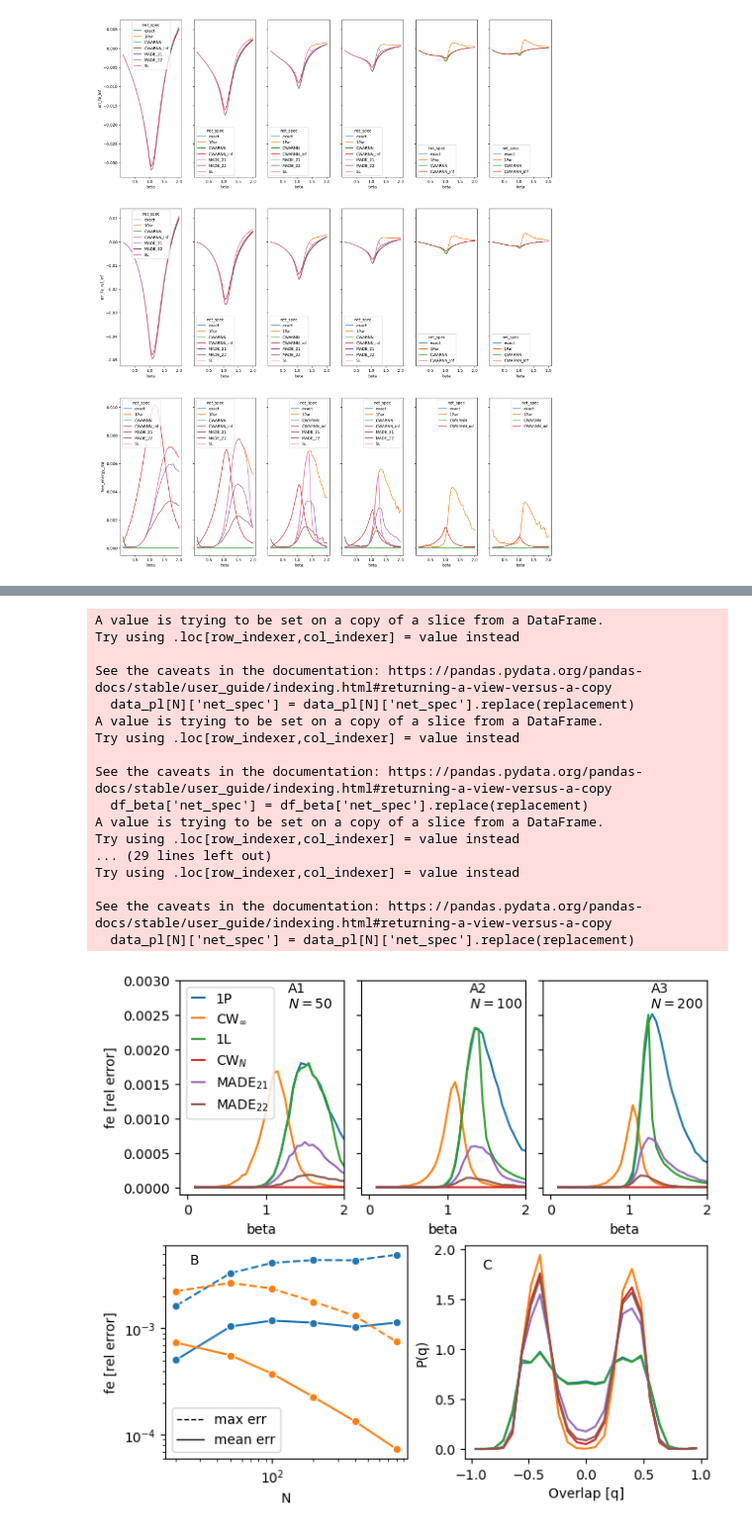
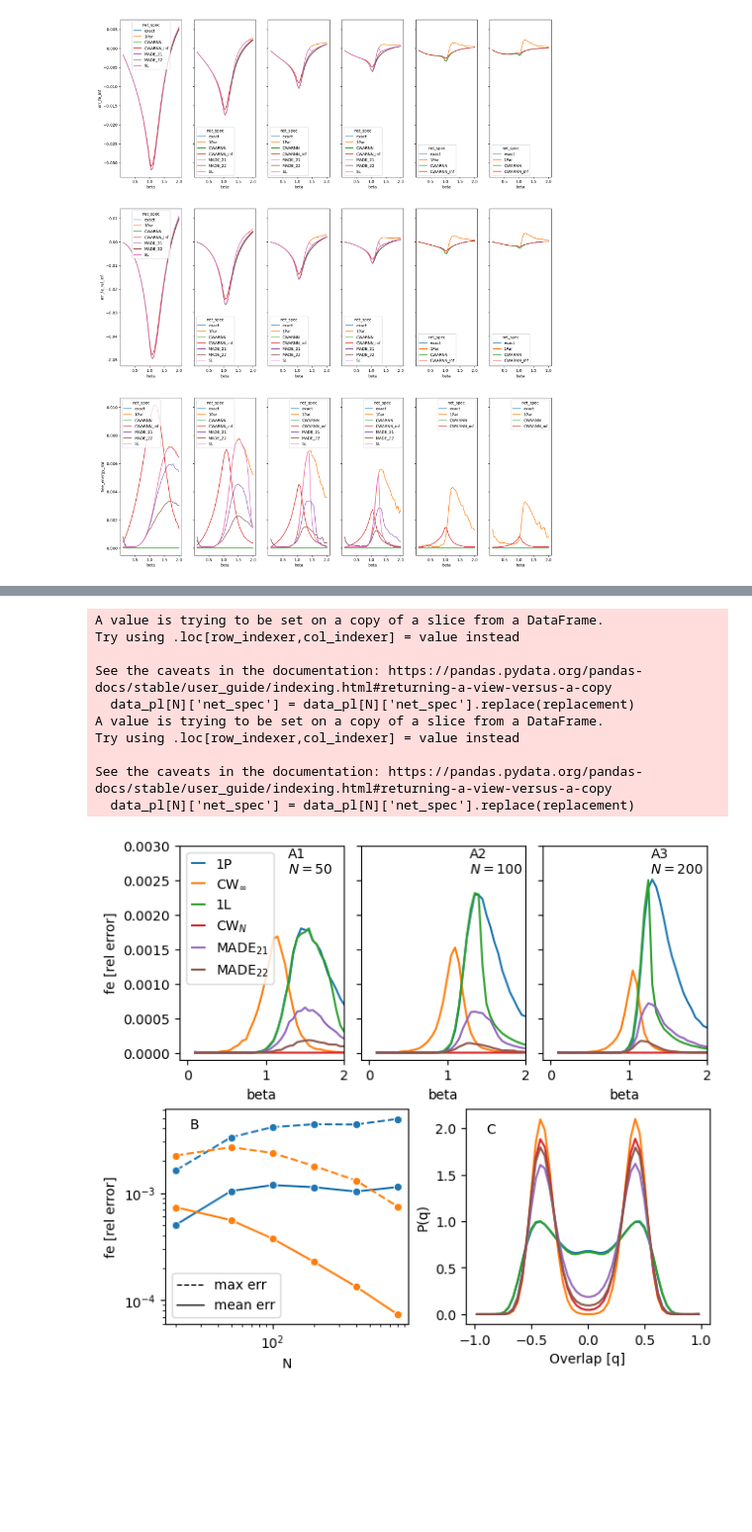
Before and after one commit to ocadni/h2arnn, a Jupyter notebook: results/CW/CW_plots.ipynb, the cells around one changed output, grey strips where cells are left out. Shown at 99% size. Saved outputs shown, nothing was run; the diff lists cells and outputs as text; code cells hidden in the pictures; blank space fills up the shorter version.

Commit message:
overlaps

```diff
--- a/results/CW/CW_plots.ipynb
+++ b/results/CW/CW_plots.ipynb
@@ -240,6 +240,18 @@ read: data/N400_seed0_modelCW_net_specCWARNN_inf_20230224_165627.gzip
 read: data/N800_seed0_modelCW_net_spec1Par_20230224_180001.gzip
 read: data/N800_seed0_modelCW_net_specCWARNN_20230224_182916.gzip
 read: data/N800_seed0_modelCW_net_specCWARNN_inf_20230224_170939.gzip
+# %%
+binned_q = pd.read_csv("./data/overlaps.zip")
+# plot the histograms
+colors = itertools.cycle(plt.rcParams['axes.prop_cycle'].by_key()['color'])
+
+to_plt = [replacement[key] for key in replacement]
+for name in to_plt:
+    #print(name)
+    y = binned_q[name]
+    x = binned_q["bins"]
+    color = next(colors)
+    #axs[1][1].plot(x=x, y=y, color=color,label=name, legend=False)
 # %%
 import seaborn as sns
 import matplotlib.pyplot as plt
@@ -248,7 +260,7 @@ import itertools
 
 Ns=[20, 50, 100, 200, 400, 800]
 data_pl = {}
-to_pl_old = ["exact", "1Par", "CWARNN", "CWARNN_inf", "sum_exp_exact", "SL", "MADE_21", "MADE_22",]
+to_pl_old = ["exact", "1Par", "CWARNN", "CWARNN_inf", "SL", "MADE_21", "MADE_22",]
 
 
 for N in Ns:
@@ -292,48 +304,18 @@ sns.lineplot(data=data_pl[N3], x="beta", y="err_fe", hue="net_spec", ax=axs[0][2
 
 beta=1.2
 N=200
-df_beta = data_q[(np.abs(data_q["beta"] - beta) < 1e-6) & (data_q["N"] == N)]
-df_beta['net_spec'] = df_beta['net_spec'].replace(replacement)
 
-df_q = []
-m=2000
+binned_q = pd.read_csv("./data/overlaps.zip")
+# plot the histograms
+colors = itertools.cycle(plt.rcParams['axes.prop_cycle'].by_key()['color'])
 
-for e in df_beta.iterrows():
-    for ii, qq in enumerate(e[1]["q"]):
-        df_q.append({"q":qq.numpy()/(m**2), "net_spec":e[1]["net_spec"], "x": 2*ii/len(e[1]["q"]) - 1})
-
-
-
-df_q = pd.DataFrame(df_q)
-n_bins = 25
-# create the bins using the "cut" method
-bins = np.linspace(-1, 1, n_bins + 1)
-df_q["binned_x"] = pd.cut(df_q["x"], bins=bins)
-
-# group the data by the values of "net_spec" and the bins of "x"
-grouped = df_q.groupby(["net_spec", "binned_x"])
-
-# calculate the mean of the "q" column for each group
-binned_q = grouped["q"].agg(["mean", "std", "count"]).reset_index()
-# get the standard color cycle
-colors = itertools.cycle(plt.rcParams['axes.prop_cycle'].by_key()['color'])
-binned_q["mids"] = [x.mid for x in binned_q["binned_x"]]
-binned_q["length"] = [x.length for x in binned_q["binned_x"]]
-
-# plot the histograms
 to_plt = [replacement[key] for key in replacement]
-for name in to_plt:
+for name in replacement.keys():
     #print(name)
-    group = binned_q[binned_q["net_spec"] == name]
+    y = binned_q[name]
+    x = binned_q["bins"]
     color = next(colors)
-    xx=group["length"].values
-    yy=group["mean"].values
-    norm =sum(xx*yy)
-    #print(norm, xx)
-    group["mean_density"] = group["mean"]/norm
-    group.plot(x="mids", y="mean_density", kind="line", color=color, alpha=1, label=name, ax=axs[1][1], legend=False)
-    y1= np.array(group["mean"]-group["std"]/np.sqrt(group["count"]).tolist())
-    y2 = np.array(group["mean"]+group["std"]/np.sqrt(group["count"]).tolist())
+    axs[1][1].plot(x, y, color=color,label=replacement[name])
 
 
 
@@ -388,39 +370,32 @@ axs[0][1].get_legend().remove()
 axs[0][0].legend(handlelength=1,)
 
 axs[0][0].text(1.28, 0.0026, "A1\n$N=50$")
 axs[0][1].text(1.28, 0.0026, "A2\n$N=100$")
 axs[0][2].text(1.28, 0.0026, "A3\n$N=200$")
 # axs[0][0].text(1.2, 0.003, r"$N=50$")
 # axs[0][1].text(1.2, 0.003, r"$N=100$")
 # axs[0][2].text(1.2, 0.003, r"$N=200$")
 axs[1][0].text(25, 4e-3, "B")
-axs[1][1].text(-0.9, 1.8, "C")
+axs[1][1].text(-0.9, 1.95, "C")
 
 
 from matplotlib.lines import Line2D
 
 custom_lines = [Line2D([0], [0], ls = "--", color="black", lw=1),
                Line2D([0], [0], ls = "-", color="black", lw=1),]
 axs[1][0].legend(custom_lines, ['max err', 'mean err'])
 
 #plt.tight_layout()
 plt.savefig("../tex/img/CW_res.pdf", bbox_inches='tight')
 # %% [output]
 A value is trying to be set on a copy of a slice from a DataFrame.
 Try using .loc[row_indexer,col_indexer] = value instead
 
 See the caveats in the documentation: https://pandas.pydata.org/pandas-docs/stable/user_guide/indexing.html#returning-a-view-versus-a-copy
   data_pl[N]['net_spec'] = data_pl[N]['net_spec'].replace(replacement)
 A value is trying to be set on a copy of a slice from a DataFrame.
 Try using .loc[row_indexer,col_indexer] = value instead
 
 See the caveats in the documentation: https://pandas.pydata.org/pandas-docs/stable/user_guide/indexing.html#returning-a-view-versus-a-copy
-  df_beta['net_spec'] = df_beta['net_spec'].replace(replacement)
-A value is trying to be set on a copy of a slice from a DataFrame.
-Try using .loc[row_indexer,col_indexer] = value instead
-... (29 lines left out)
-Try using .loc[row_indexer,col_indexer] = value instead
-
-See the caveats in the documentation: https://pandas.pydata.org/pandas-docs/stable/user_guide/indexing.html#returning-a-view-versus-a-copy
   data_pl[N]['net_spec'] = data_pl[N]['net_spec'].replace(replacement)
-[figure, old version]
+[figure, new version]
```
Also changed, not shown: parts of 3 cells of this notebook, 6 other files.
